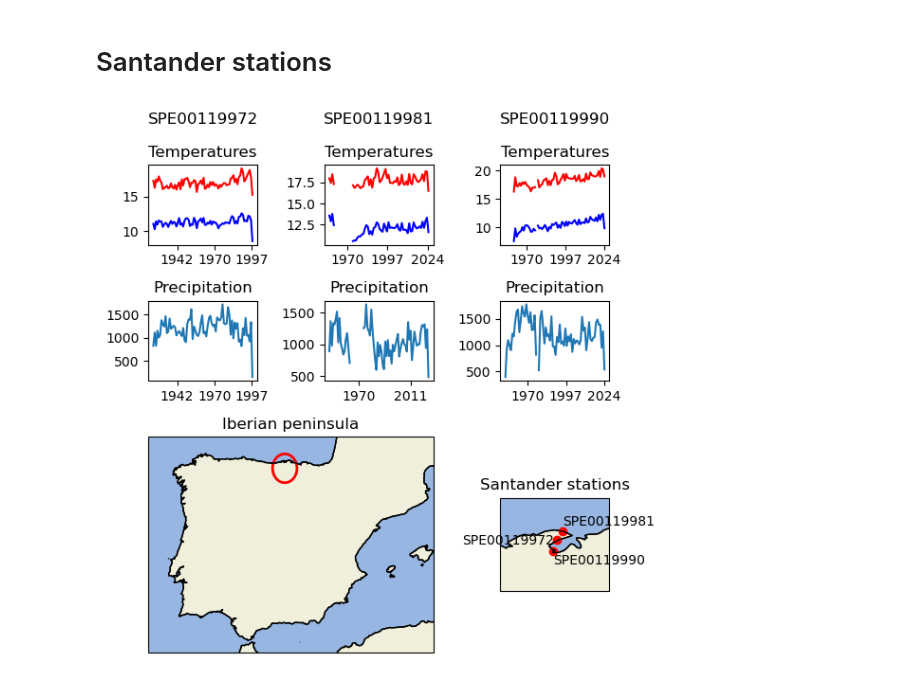
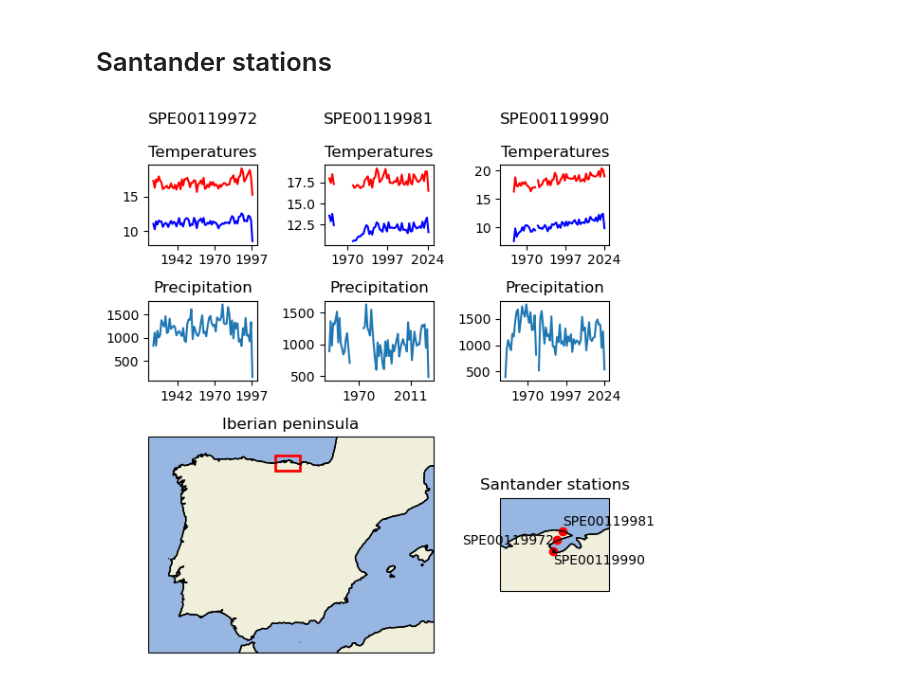
Before and after one commit to zequihg50/ghcnd-dsg, a Jupyter notebook: remote.ipynb, the cells around one changed output. Drawn from its saved outputs; the diff is of its cells as text; code cells hidden in the pictures.

```diff
--- a/remote.ipynb
+++ b/remote.ipynb
@@ -21,7 +21,7 @@ import cartopy.crs as ccrs
 # %% [markdown]
 Since netCDF does not provide the tools to access the data remotely in an efficient manner, we will access the data using native HDF5 capabilities.
 # %%
-fs = fsspec.open("https://api.cloud.ifca.es:8080/swift/v1/tests/ghcn-dsg-8192-1Mpage.nc", cache_type="first", block_size=2**20)
+fs = fsspec.open("https://api.cloud.ifca.es:8080/swift/v1/GHCNd/ghcn-dsg.nc", cache_type="first", block_size=2**20)
 f = h5py.File(fs.open(), page_buf_size=64*2**20)
 # %% [markdown]
 Locate the stations of interest and load the data for maximum and minimum temperatures.
@@ -177,37 +162,38 @@ tas3, pr3 = plt.subplot(g[0,2], title=f"{names[2]}\n\nTemperatures"), plt.subplo
 
 date_fmt = mdates.DateFormatter('%Y')
 for j in range(3):
-    data = df[df["station"] == names[j]].set_index("time")[["tasmax", "tasmin"]].resample("YE").mean()
+    data = df[df["station"] == names[j]].set_index("time")[["tasmax", "tasmin"]].resample("Y").mean()
     ax = fig.axes[j*2]
     ax.plot(data.index, data["tasmin"], c="blue")
     ax.plot(data.index, data["tasmax"], c="red")
     ax.xaxis.set_major_formatter(date_fmt)
     ax.xaxis.set_major_locator(ticker.MaxNLocator(3))
 
-    data = df[df["station"] == names[j]].set_index("time")[["pr"]].resample("YE").sum()
+    data = df[df["station"] == names[j]].set_index("time")[["pr"]].resample("Y").sum()
     ax = fig.axes[j*2+1]
     ax.plot(data.index, data["pr"].replace(0, None))
     ax.xaxis.set_major_formatter(date_fmt)
     ax.xaxis.set_major_locator(ticker.MaxNLocator(3))
 
 spain = plt.subplot(g[2:,:2], aspect="auto", title="Iberian peninsula", projection=ccrs.PlateCarree())
 spain.coastlines()
 spain.set_extent([-10.5, 3.5, 35.5, 44.5])
 cantabria = plt.subplot(g[2:, 2:], title="Santander stations", projection=ccrs.PlateCarree())
 cantabria.coastlines()
 cantabria_bbox = [-4., -3.65, 43.3, 43.6]
 cantabria.set_extent(cantabria_bbox)
-spain.add_patch(Circle((-3.8, 43.18), .6, fill=False, color="red", linewidth=2))
+#spain.add_patch(Circle((-3.8, 43.18), .6, fill=False, color="red", linewidth=2))
+spain.add_patch(Rectangle((-4.27, 43.1), 1.2, .6, fill=False, color="red", linewidth=2))
 spain.add_feature(cartopy.feature.OCEAN, zorder=0)
 spain.add_feature(cartopy.feature.LAND, zorder=0, edgecolor='black')
 cantabria.add_feature(cartopy.feature.OCEAN, zorder=0)
 cantabria.add_feature(cartopy.feature.LAND, zorder=0, edgecolor='black')
 
 cantabria.scatter(lons, lats, c="red")
 cantabria.text(lons[0]-.01, lats[0]-.001, names[0], va="center", ha="right")
 cantabria.text(lons[1], lats[1]+.01, names[1], va="bottom")
 cantabria.text(lons[2], lats[2]-.01, names[2], va="top")
 
 plt.tight_layout()
 # %% [output]
-[figure, old version]
+[figure, new version]
```
Also changed, not shown: parts of 8 cells of this notebook, 2 other files.
